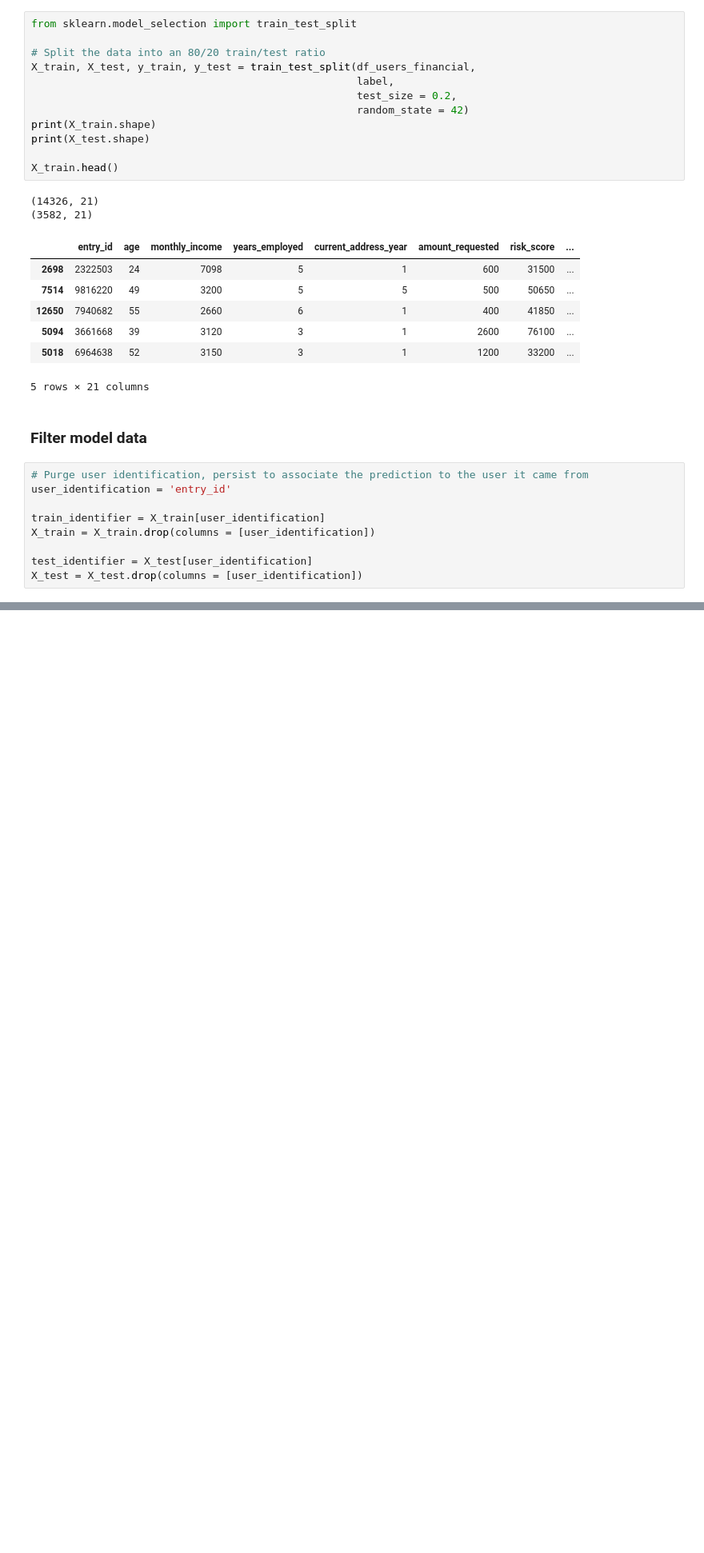
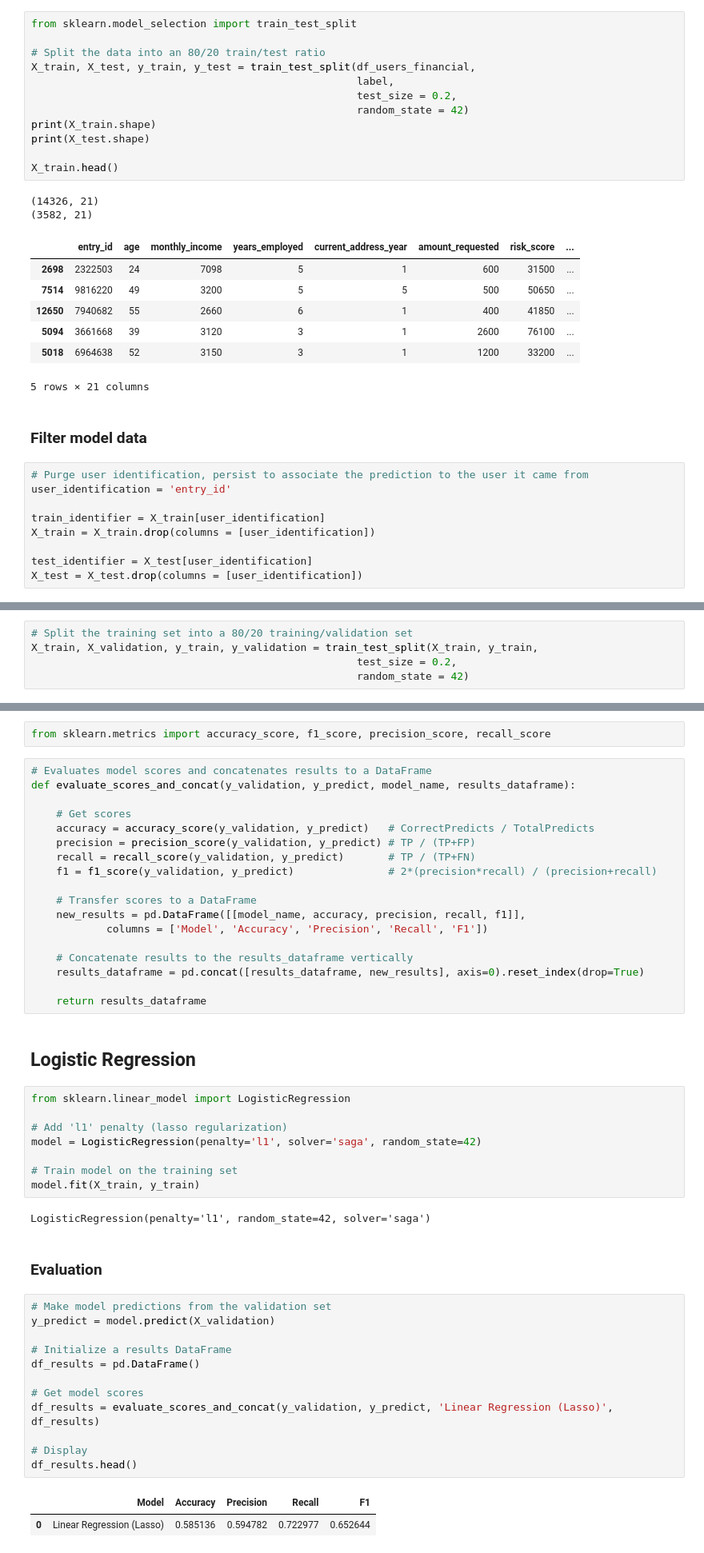
Before and after one commit to c-grigsby/ml-fintech-case-studies, a Jupyter notebook: predicting-loan-signatures/notebooks/predicting-loan-signatures_model.ipynb, the cells around one changed output, grey strips where cells are left out. Shown at 80% size. Cells and saved outputs as stored; diff of their text form; blank space fills up the shorter version.

```diff
--- a/predicting-loan-signatures/notebooks/predicting-loan-signatures_model.ipynb
+++ b/predicting-loan-signatures/notebooks/predicting-loan-signatures_model.ipynb
@@ -103,0 +106,5 @@ X_train.head()
+# %%
+# Split the training set into a 80/20 training/validation set
+X_train, X_validation, y_train, y_validation = train_test_split(X_train, y_train,
+                                                    test_size = 0.2,
+                                                    random_state = 42)
@@ -103,0 +113,49 @@ X_train.head()
+# %%
+from sklearn.metrics import accuracy_score, f1_score, precision_score, recall_score
+# %%
+# Evaluates model scores and concatenates results to a DataFrame
+def evaluate_scores_and_concat(y_validation, y_predict, model_name, results_dataframe):
+
+    # Get scores
+    accuracy = accuracy_score(y_validation, y_predict)   # CorrectPredicts / TotalPredicts
+    precision = precision_score(y_validation, y_predict) # TP / (TP+FP)
+    recall = recall_score(y_validation, y_predict)       # TP / (TP+FN)
+    f1 = f1_score(y_validation, y_predict)               # 2*(precision*recall) / (precision+recall)
+
+    # Transfer scores to a DataFrame
+    new_results = pd.DataFrame([[model_name, accuracy, precision, recall, f1]],
+            columns = ['Model', 'Accuracy', 'Precision', 'Recall', 'F1'])
+
+    # Concatenate results to the results_dataframe vertically
+    results_dataframe = pd.concat([results_dataframe, new_results], axis=0).reset_index(drop=True)
+
+    return results_dataframe
+# %% [markdown]
+## Logistic Regression
+# %%
+from sklearn.linear_model import LogisticRegression
+
+# Add 'l1' penalty (lasso regularization)
+model = LogisticRegression(penalty='l1', solver='saga', random_state=42)
+
+# Train model on the training set
+model.fit(X_train, y_train)
+# %% [output]
+LogisticRegression(penalty='l1', random_state=42, solver='saga')
+# %% [markdown]
+### Evaluation
+# %%
+# Make model predictions from the validation set
+y_predict = model.predict(X_validation)
+
+# Initialize a results DataFrame
+df_results = pd.DataFrame()
+
+# Get model scores
+df_results = evaluate_scores_and_concat(y_validation, y_predict, 'Linear Regression (Lasso)', df_results)
+
+# Display
+df_results.head()
+# %% [output]
+|  | Model | Accuracy | Precision | Recall | F1 |
+| 0 | Linear Regression (Lasso) | 0.585136 | 0.594782 | 0.722977 | 0.652644 |
```
Also changed, not shown: parts of 23 cells of this notebook.
